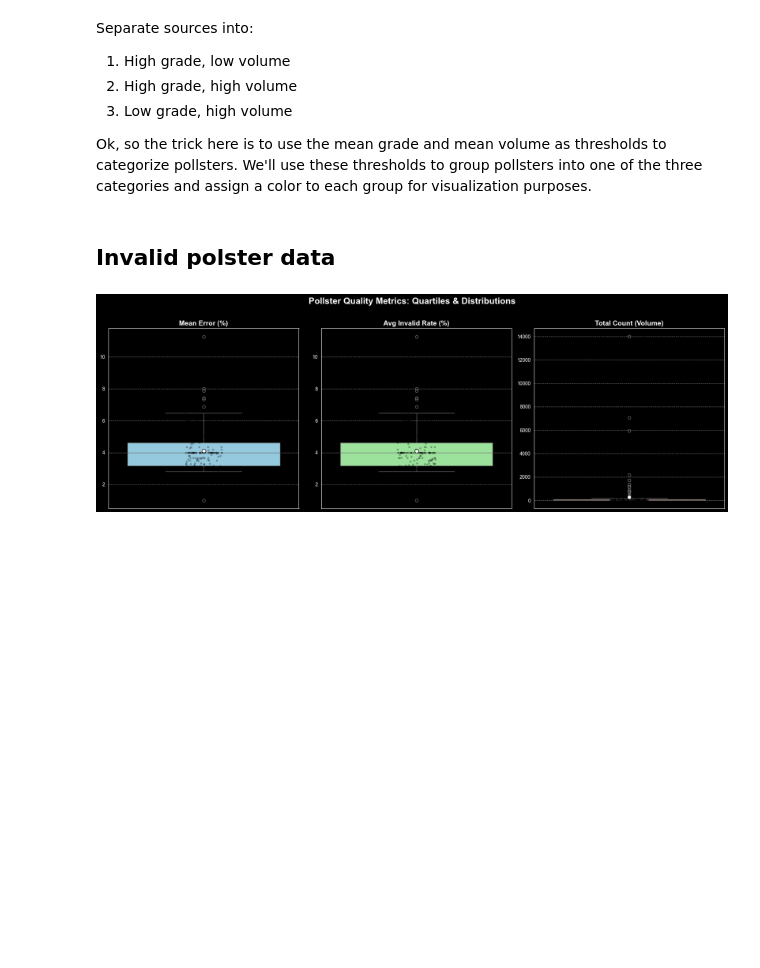
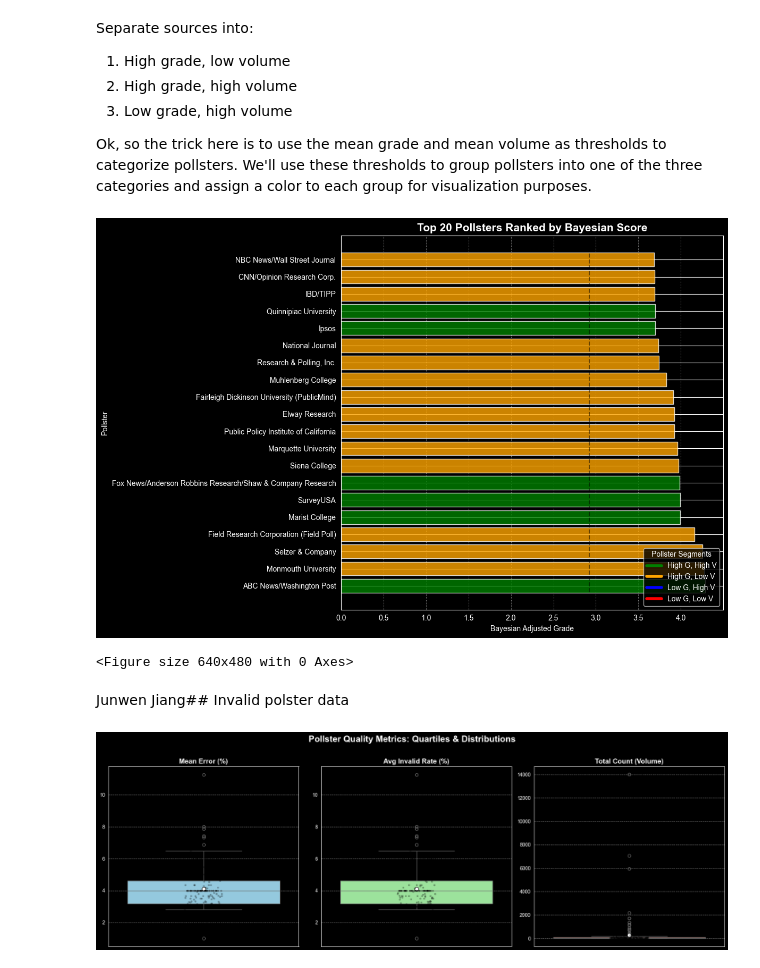
Before and after one commit to chb0github/ch12, a Jupyter notebook: christian_bongiorno_polling.ipynb, the cells around one changed output. Saved outputs shown, nothing was run; the diff lists cells and outputs as text; code cells hidden in the pictures; blank space fills up the shorter version.

```diff
--- a/christian_bongiorno_polling.ipynb
+++ b/christian_bongiorno_polling.ipynb
@@ -309,8 +309,59 @@ Separate sources into:
 3. Low grade, high volume
 
 Ok, so the trick here is to use the mean grade and mean volume as thresholds to categorize pollsters. We'll use these thresholds to group pollsters into one of the three categories and assign a color to each group for visualization purposes.
+# %%
+# We'll use a plot with subplots to show the 3 different combos
+# and ultimately show who's the most reliable pollster
+mean_grade = pollster_stats['avg_grade'].mean()
+mean_volume = pollster_stats['total_volume'].mean()
+
+def assign_group(row):
+    if row['avg_grade'] > mean_grade and row['total_volume'] > mean_volume:
+        return 'High Grade, High Volume', 'green'
+    if row['avg_grade'] > mean_grade:
+        return 'High Grade, Low Volume', 'orange'
+    if row['total_volume'] > mean_volume:
+        return 'Low Grade, High Volume', 'blue'
+    else:
+        return 'Low Grade, Low Volume', 'red'
+
+# Apply grouping
+groups_and_colors = pollster_stats.apply(assign_group, axis=1)
+pollster_stats['group'] = [x[0] for x in groups_and_colors]
+pollster_stats['color'] = [x[1] for x in groups_and_colors]
+
+# Top 20 only. Too many pollsters to show all
+plot_df = pollster_stats.sort_values('bayesian_score', ascending=False).head(20)
+
+plt.figure(figsize=(12, 8))
+
+bars = plt.barh(plot_df.index, plot_df['bayesian_score'], color=plot_df['color'], alpha=0.8)
+
+# 5. Add a legend manually since we colored bars individually
+
+legend_elements = [
+    Line2D([0], [0], color='green', lw=4, label='High G, High V'),
+    Line2D([0], [0], color='orange', lw=4, label='High G, Low V'),
+    Line2D([0], [0], color='blue', lw=4, label='Low G, High V'),
+    Line2D([0], [0], color='red', lw=4, label='Low G, Low V')
+]
+
+plt.legend(handles=legend_elements, title="Pollster Segments", loc='lower right')
+
+# 6. Formatting
+plt.axvline(mean_grade, color='black', linestyle='--', alpha=0.5, label='Global Average')
+plt.title('Top 20 Pollsters Ranked by Bayesian Score', fontsize=15, fontweight='bold')
+plt.xlabel('Bayesian Adjusted Grade')
+plt.ylabel('Pollster')
+plt.grid(axis='x', linestyle=':', alpha=0.6)
+
+plt.tight_layout()
+plt.show()
+# %% [output]
+[figure, added]
+<Figure size 640x480 with 0 Axes>
 # %% [markdown]
-## Invalid polster data
+Junwen Jiang## Invalid polster data
 # %%
 # Setup a 1x3 grid for the subplots
 fig, axes = plt.subplots(1, 3, figsize=(18, 6))
```
Also changed, not shown: parts of 1 cell of this notebook, 1 other file.
